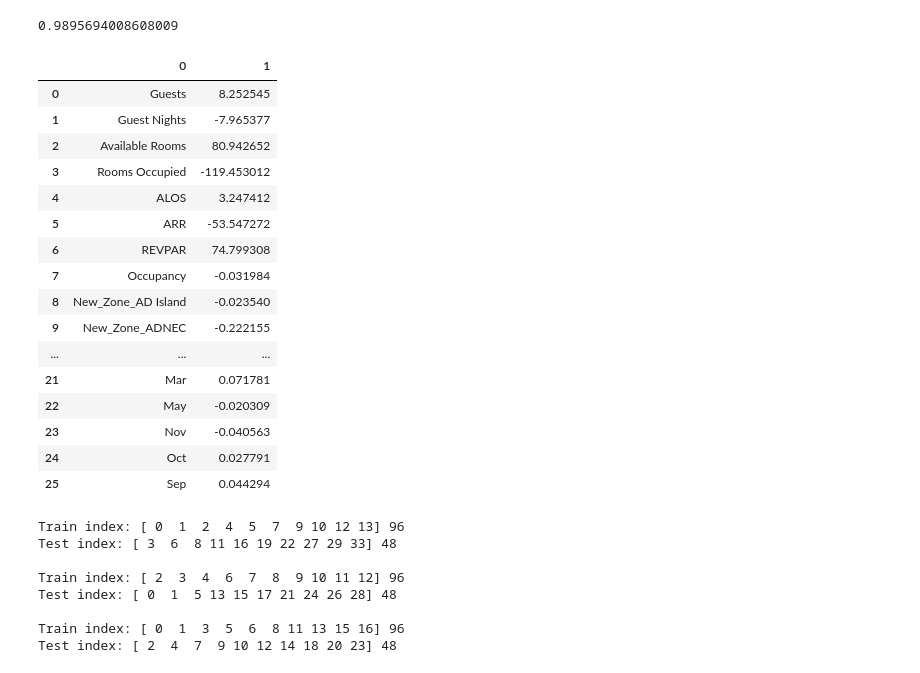
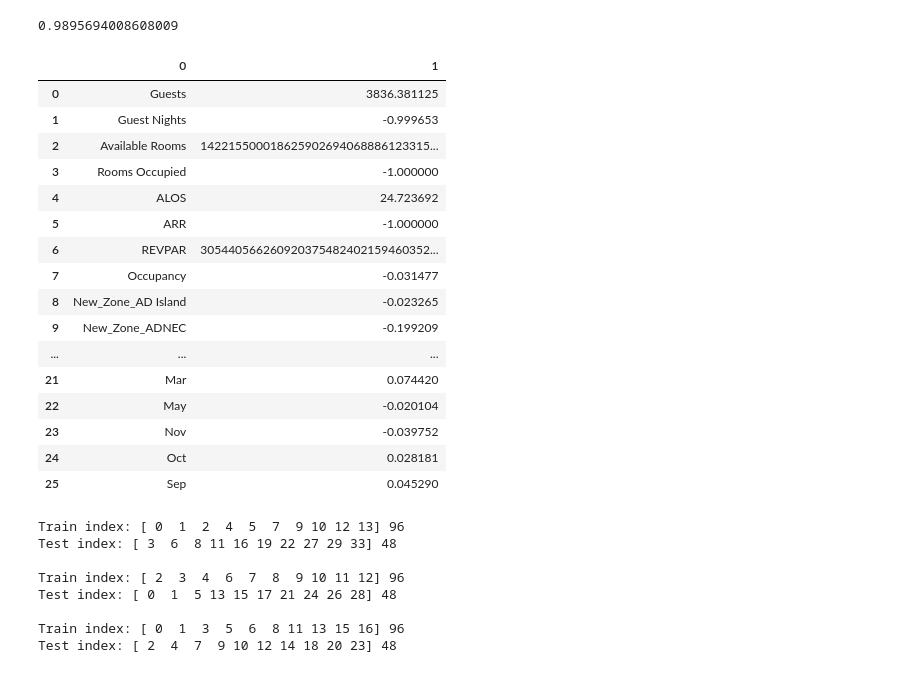
Before and after one commit to khairy84/Hospitality-invest-predictor, a Jupyter notebook: Untitled1.ipynb, the cells around one changed output. Drawn from its saved outputs; the diff is of its cells as text; code cells hidden in the pictures.

```diff
--- a/Untitled1.ipynb
+++ b/Untitled1.ipynb
@@ -313,9 +318,9 @@ memory usage: 23.6+ KB
 # %%
 #new_data['date'] = new_data['Month_Year'].astype(str) +'-'+ new_data['Year'].astype(str)
 # %%
-n_df = new_data.drop(['Year', 'date'], axis=1)
+n_df = new_data.drop(['Year'], axis=1)
 # %%
 #n_df.set_index('date', inplace=True)
-n_df.reset_index(inplace=True)
+#n_df.reset_index()
 # %%
-n_df = n_df.drop('index', axis=1)
+#n_df = n_df.drop('index', axis=1)
@@ -527,25 +526,25 @@ r2_score(y_test, pred)
 # %% [output]
 0.9895694008608009
 # %%
-pd.DataFrame(list(zip(X.columns, LR.coef_)))
+pd.DataFrame(list(zip(X.columns, np.expm1(LR.coef_))))
 # %% [output]
 |  | 0 | 1 |
-| 0 | Guests | 8.252545 |
-| 1 | Guest Nights | -7.965377 |
-| 2 | Available Rooms | 80.942652 |
-| 3 | Rooms Occupied | -119.453012 |
-| 4 | ALOS | 3.247412 |
-| 5 | ARR | -53.547272 |
-| 6 | REVPAR | 74.799308 |
-| 7 | Occupancy | -0.031984 |
-| 8 | New_Zone_AD Island | -0.023540 |
-| 9 | New_Zone_ADNEC | -0.222155 |
+| 0 | Guests | 3836.381125 |
+| 1 | Guest Nights | -0.999653 |
+| 2 | Available Rooms | 142215500018625902694068886123315... |
+| 3 | Rooms Occupied | -1.000000 |
+| 4 | ALOS | 24.723692 |
+| 5 | ARR | -1.000000 |
+| 6 | REVPAR | 305440566260920375482402159460352... |
+| 7 | Occupancy | -0.031477 |
+| 8 | New_Zone_AD Island | -0.023265 |
+| 9 | New_Zone_ADNEC | -0.199209 |
 | ... | ... | ... |
-| 21 | Mar | 0.071781 |
-| 22 | May | -0.020309 |
-| 23 | Nov | -0.040563 |
-| 24 | Oct | 0.027791 |
-| 25 | Sep | 0.044294 |
+| 21 | Mar | 0.074420 |
+| 22 | May | -0.020104 |
+| 23 | Nov | -0.039752 |
+| 24 | Oct | 0.028181 |
+| 25 | Sep | 0.045290 |
 # %%
 kf = KFold(shuffle=True, random_state=72018, n_splits=3)
 # %%
```
Also changed, not shown: parts of 19 cells of this notebook.
